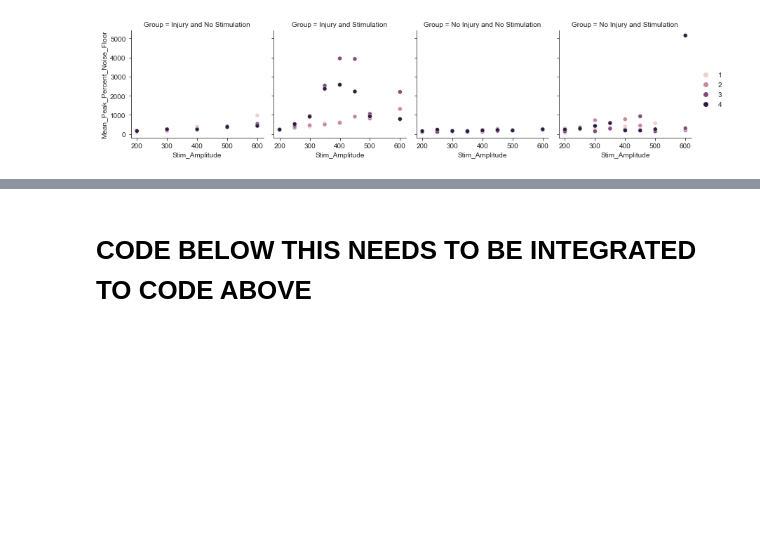
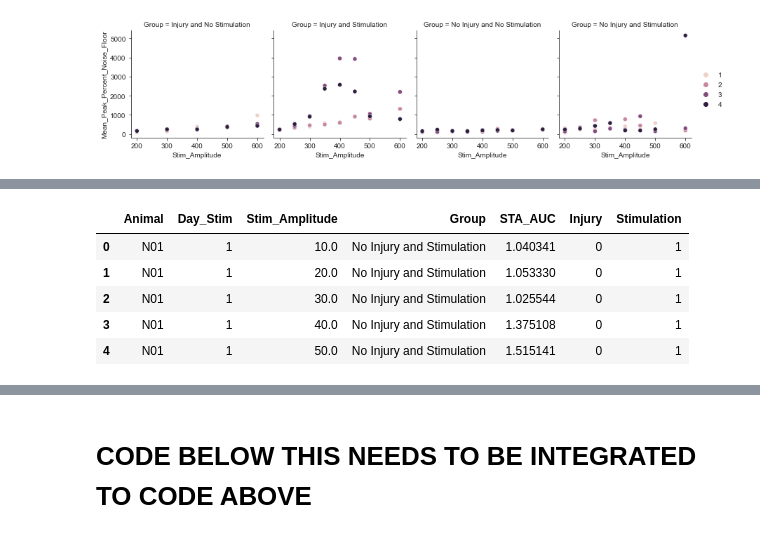
Before and after one commit to IanGMalone/Evoked_Potential_Analysis, a Jupyter notebook: Motor Evoked Potential Analyses.ipynb, the cells around one changed output, grey strips where cells are left out. Saved outputs shown, nothing was run; the diff lists cells and outputs as text; code cells hidden in the pictures; blank space fills up the shorter version.

```diff
--- a/Motor Evoked Potential Analyses.ipynb
+++ b/Motor Evoked Potential Analyses.ipynb
@@ -344,0 +382,12 @@ df_day_auc_change.head()
+# %%
+df_timeseries = df_auc.copy()
+df_timeseries['Injury'] = df_timeseries.apply(injury, axis=1)
+df_timeseries['Stimulation'] = df_timeseries.apply(stimulation, axis=1)
+df_timeseries.head()
+# %% [output]
+|  | Animal | Day_Stim | Stim_Amplitude | Group | STA_AUC | Injury | Stimulation |
+| 0 | N01 | 1 | 10.0 | No Injury and Stimulation | 1.040341 | 0 | 1 |
+| 1 | N01 | 1 | 20.0 | No Injury and Stimulation | 1.053330 | 0 | 1 |
+| 2 | N01 | 1 | 30.0 | No Injury and Stimulation | 1.025544 | 0 | 1 |
+| 3 | N01 | 1 | 40.0 | No Injury and Stimulation | 1.375108 | 0 | 1 |
+| 4 | N01 | 1 | 50.0 | No Injury and Stimulation | 1.515141 | 0 | 1 |
```
Also changed, not shown: parts of 15 cells of this notebook.
